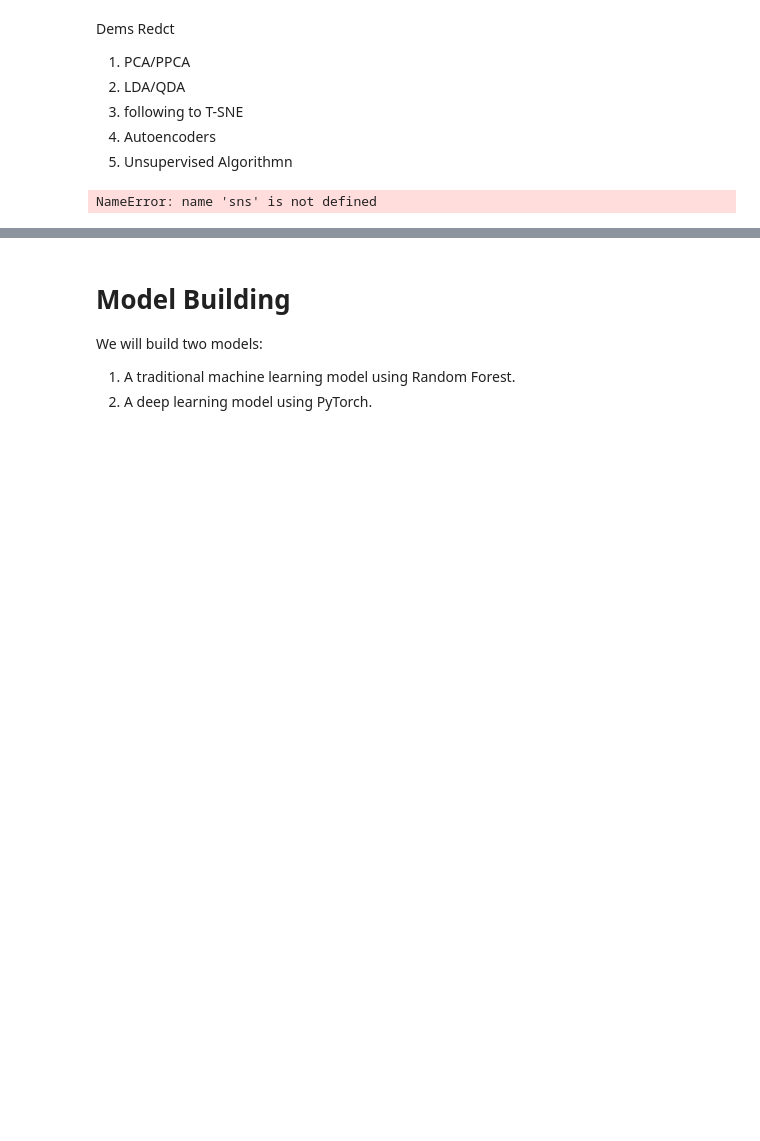
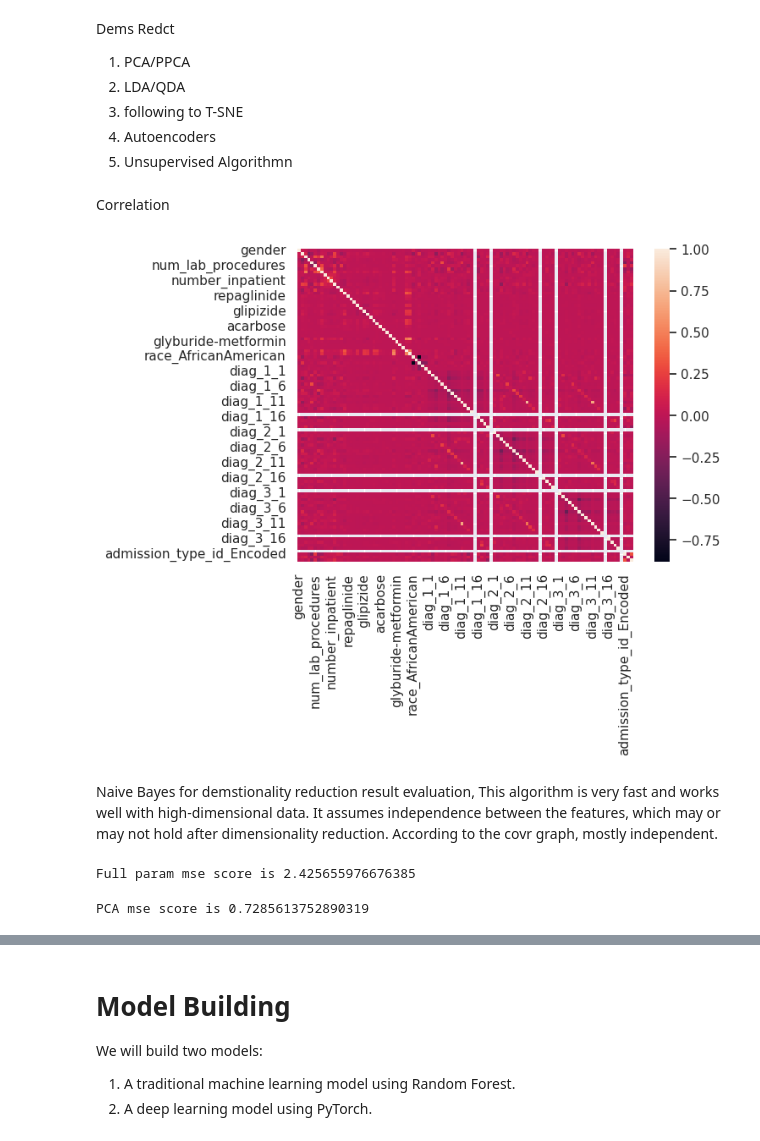
Before and after one commit to smgjch/BENG0019-group-E, a Jupyter notebook: diabets_prediction.ipynb, the cells around one changed output, grey strips where cells are left out. Drawn from its saved outputs; the diff is of its cells as text; code cells hidden in the pictures; blank space fills up the shorter version.

Commit message:
add bayes, t-sne, pca, data cache

```diff
--- a/diabets_prediction.ipynb
+++ b/diabets_prediction.ipynb
@@ -657,0 +742,3 @@ See the caveats in the documentation: https://pandas.pydata.org/pandas-docs/stab
+# %%
+df_encoded = pd.read_csv('encoded_train.csv')
+df_test_encoded = pd.read_csv('encoded_test.csv')
@@ -662,48 +765,3 @@ Dems Redct
 3. following to T-SNE
 3. Autoencoders
 4. Unsupervised Algorithmn
-# %%
-from sklearn.preprocessing import StandardScaler, OneHotEncoder
-from sklearn.decomposition import PCA
-from sklearn.manifold import TSNE
-import matplotlib.pyplot as plt
-
-
-# Simulating Data
-np.random.seed(0)
-num_samples = 1000
-num_features = 5
-
-# Numerical data
-numeric_data = np.random.randn(num_samples, num_features)
-
-# Categorical data (let's say, colors)
-colors = ['Red', 'Green', 'Blue']
-categorical_data = np.random.choice(colors, size=num_samples)
-
-# Convert categorical data to one-hot encoding
-encoder = OneHotEncoder(sparse=False)
-categorical_encoded = encoder.fit_transform(categorical_data.reshape(-1, 1))
-
-# Combining numerical and categorical data
-combined_data = np.hstack((numeric_data, categorical_encoded))
-
-# Standardize the numerical features
-scaler = StandardScaler()
-scaled_data = scaler.fit_transform(combined_data)
-
-# Apply PCA
-pca = PCA(n_components=0.95)  # Keep 95% of the variance
-pca_result = pca.fit_transform(scaled_data)
-
-# Apply t-SNE
-tsne = TSNE(n_components=2, perplexity=30, n_iter=300)
-tsne_result = tsne.fit_transform(pca_result)
-
-# Plotting the results
-sns.set(rc={'figure.figsize':(10,8)})
-sns.scatterplot(x=tsne_result[:,0], y=tsne_result[:,1], hue=categorical_data, palette='bright')
-plt.title('t-SNE plot of the dataset')
-plt.xlabel('t-SNE Axis 1')
-# %% [output]
-NameError: name 'sns' is not defined
@@ -709,0 +789,11 @@ NameError: name 'sns' is not defined
+# %% [markdown]
+Correlation
+# %%
+corr = df_encoded.corr()
+
+from seaborn import heatmap
+heatmap(corr)
+
+plt.show()
+# %% [output]
+[figure, added]
@@ -709,0 +804,2 @@ NameError: name 'sns' is not defined
+# %% [markdown]
+Naive Bayes for demstionality reduction result evaluation, This algorithm is very fast and works well with high-dimensional data. It assumes independence between the features, which may or may not hold after dimensionality reduction. According to the covr graph, mostly independent.
@@ -709,0 +813,10 @@ NameError: name 'sns' is not defined
+# %%
+non_dr_score = naive_bayes_score(df_encoded,y_readmitted,df_test_encoded,y_test_readmitted)
+print(f"Full param mse score is {non_dr_score}")
+# %% [output]
+Full param mse score is 2.425655976676385
+# %%
+pca_score = naive_bayes_score(pca_result,y_readmitted,test_pca_result,y_test_readmitted)
+print(f"PCA mse score is {pca_score}")
+# %% [output]
+PCA mse score is 0.7285613752890319
```
Also changed, not shown: parts of 25 cells of this notebook, 4 other files.
